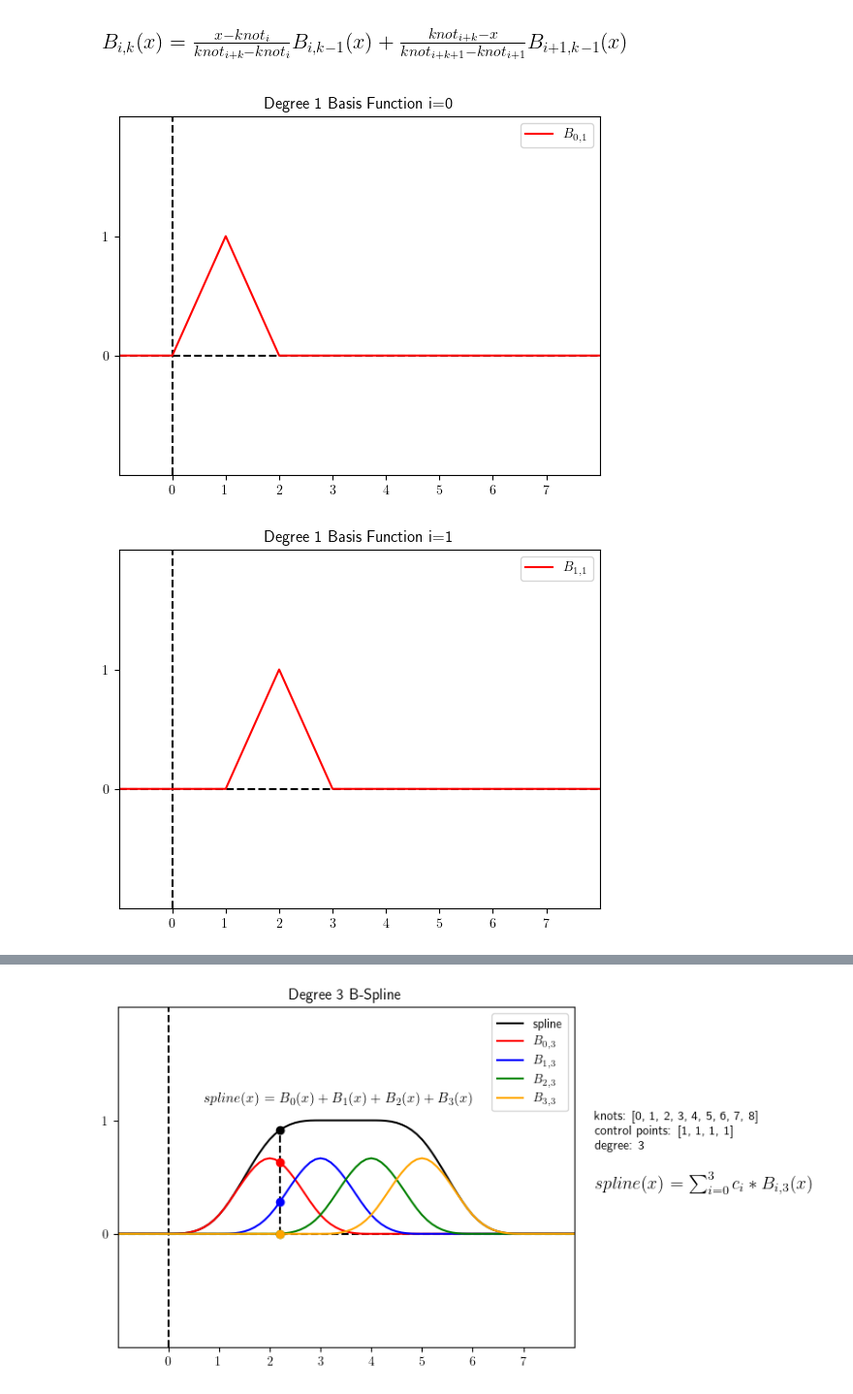
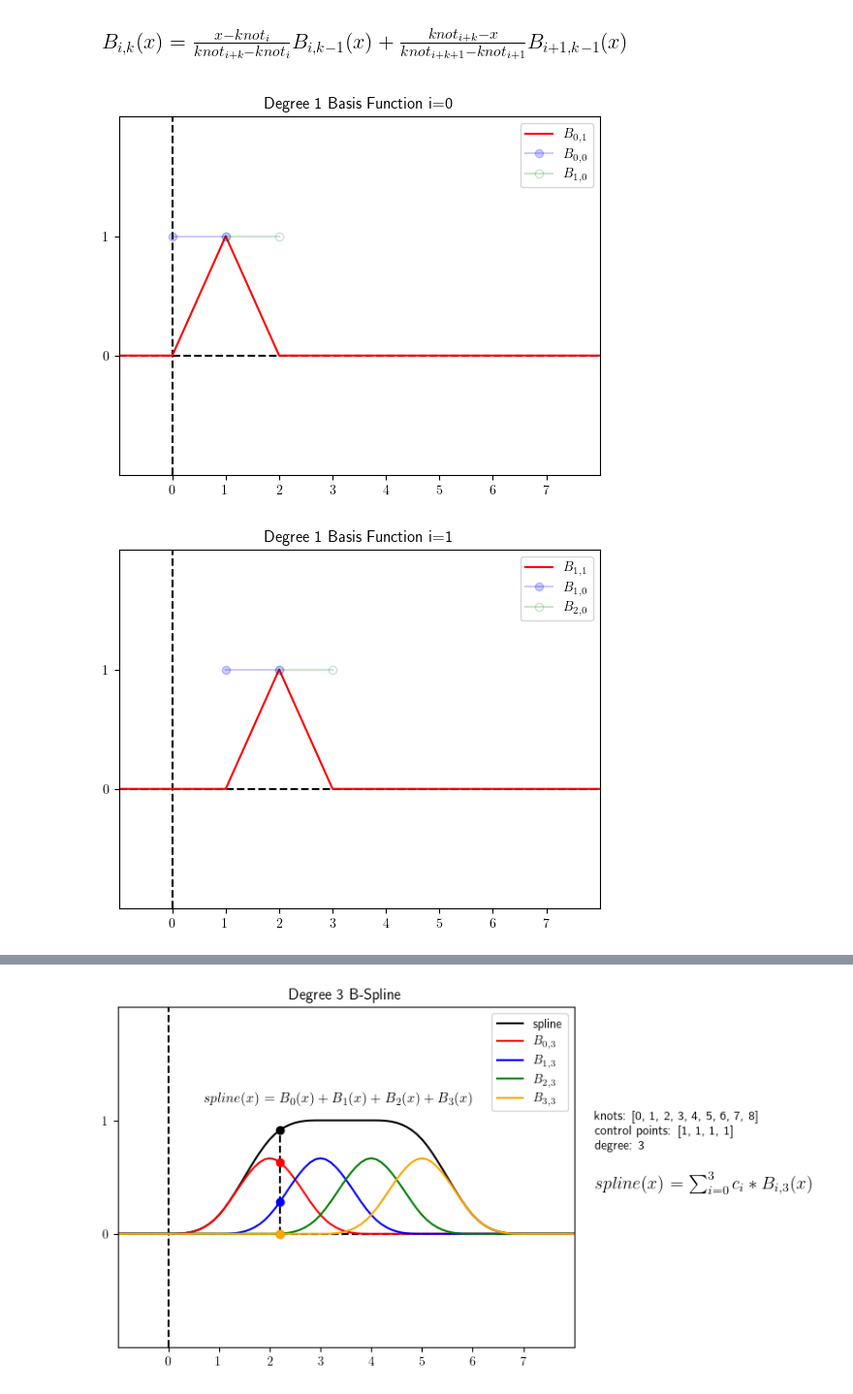
Before and after one commit to lprekon/lprekon.github.io, a Jupyter notebook: content/simd_benchmarking/simd_blogpost_graphics.ipynb, the cells around one changed output, grey strips where cells are left out. Shown: that part at 97% size. Drawn from its saved outputs; the diff is of its cells as text; code cells hidden in the pictures.

```diff
--- a/content/simd_benchmarking/simd_blogpost_graphics.ipynb
+++ b/content/simd_benchmarking/simd_blogpost_graphics.ipynb
@@ -62,6 +66,9 @@ plt.show()
 # %% [output]
 [figure]
 # %%
+degree_0_folder_name = f"{image_folder_name}/degree_0"
+os.makedirs(degree_0_folder_name, exist_ok=True)
+
 text_left = 8.4
 text_bottom = 0.4
 for i in range (3):
@@ -69,11 +76,12 @@ for i in range (3):
     plt.title(f"Degree 0 Basis Function i={i}")
     setup_graph()
     plt.plot([-2,i], [0,0], "ro-", fillstyle='none')
-    plt.plot([i,i+1], [1,1], "ro-")
-    plt.plot([i+1,12], [0,0], "ro-", fillstyle='none')
+    plt.plot(i, 1, "ro-")
+    plt.plot([i, i+1], [1,1], "ro-", fillstyle='none')
+    plt.plot([i+1,12], [0,0], "ro-")
     plt.text(text_left, text_bottom + 0.35, f"knots:    {knots}\ndegree: 0",)
     plt.text(text_left, text_bottom, function_tex_string, fontsize=14)
-    with open(f"{image_folder_name}/degree_0_basis_{i}.png", "wb") as file:
+    with open(f"{degree_0_folder_name}/degree_0_basis_{i}.png", "wb") as file:
         plt.savefig(file, bbox_inches='tight')
     plt.show()
 # %% [output]
@@ -105,15 +113,19 @@ plt.show()
 [figure]
 # %%
 # Plot the first three basis functions for a degree 1 B-spline
+degree_1_folder_name = f"{image_folder_name}/degree_1"
+os.makedirs(degree_1_folder_name, exist_ok=True)
 
 for i in range(3):
     y = [basis_activation(i, knots, 1, x_i) for x_i in x]
     plt.title(f"Degree 1 Basis Function i={i}")
     setup_graph()
     plt.plot(x, y, label=f"$B_{{{i},1}}$", color="red")
+    plt.plot([i, i+1], [1,1], "bo-", label=f"$B_{{{i},0}}$", alpha=0.2)
+    plt.plot([i+1, i+2], [1,1], "go-", label=f"$B_{{{i+1},0}}$", alpha=0.2, fillstyle='none')
     plt.legend()
-    plt.savefig(f"{image_folder_name}/degree_1_basis_{i}.png", bbox_inches='tight')
+    plt.savefig(f"{degree_1_folder_name}/degree_1_basis_{i}.png", bbox_inches='tight')
     plt.show()
 # %% [output]
-[figure, old version]
+[figure, new version]
-[figure, old version]
+[figure, new version]
```
Also changed, not shown: parts of 9 cells of this notebook, 2 other files.
